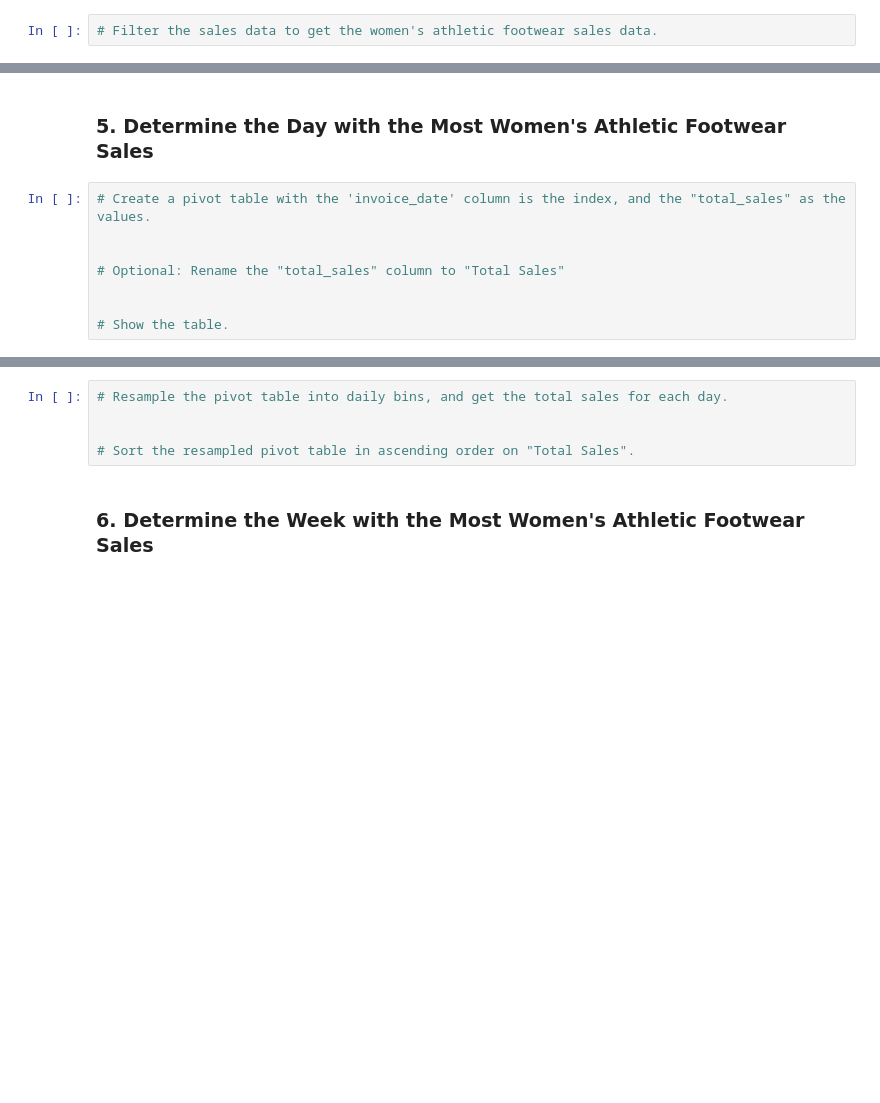
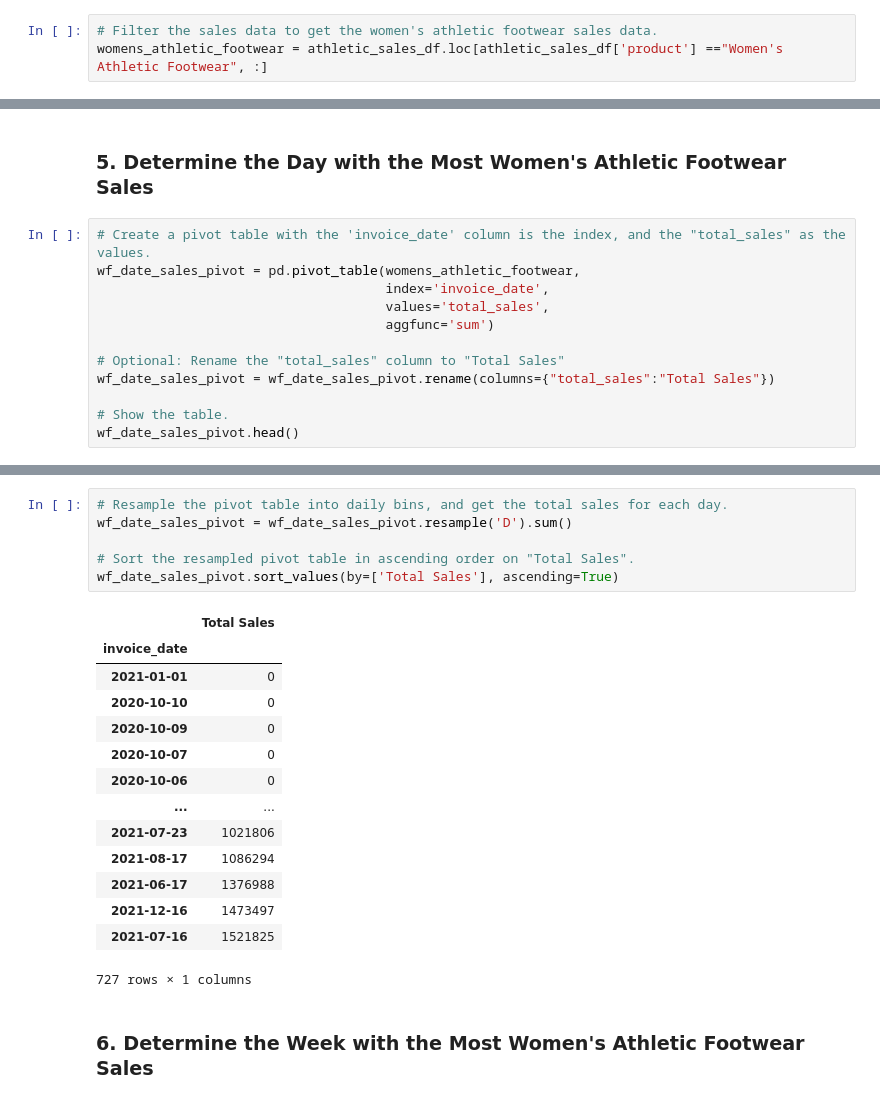
Before and after one commit to jd-sterren/athletic_sales_analysis, a Jupyter notebook: athletic_sales_analysis_starter_code.ipynb, the cells around one changed output, grey strips where cells are left out. Saved outputs shown, nothing was run; the diff lists cells and outputs as text; blank space fills up the shorter version.

```diff
--- a/athletic_sales_analysis_starter_code.ipynb
+++ b/athletic_sales_analysis_starter_code.ipynb
@@ -274,3 +274,4 @@ retail_sales_pivot.head(5)
 ### 5. Determine which Retailer Sold the Most Women's Athletic Footwear
 # %%
 # Filter the sales data to get the women's athletic footwear sales data.
+womens_athletic_footwear = athletic_sales_df.loc[athletic_sales_df['product'] =="Women's Athletic Footwear", :]
@@ -309,9 +318,13 @@ womens_footwear_total_sold.head(5)
 ### 5. Determine the Day with the Most Women's Athletic Footwear Sales
 # %%
 # Create a pivot table with the 'invoice_date' column is the index, and the "total_sales" as the values.
-
+wf_date_sales_pivot = pd.pivot_table(womens_athletic_footwear,
+                                     index='invoice_date',
+                                     values='total_sales',
+                                     aggfunc='sum')
 
 # Optional: Rename the "total_sales" column to "Total Sales"
-
+wf_date_sales_pivot = wf_date_sales_pivot.rename(columns={"total_sales":"Total Sales"})
 
 # Show the table.
+wf_date_sales_pivot.head()
@@ -318,8 +339,24 @@ womens_footwear_total_sold.head(5)
 # %%
 # Resample the pivot table into daily bins, and get the total sales for each day.
-
+wf_date_sales_pivot = wf_date_sales_pivot.resample('D').sum()
 
 # Sort the resampled pivot table in ascending order on "Total Sales".
+wf_date_sales_pivot.sort_values(by=['Total Sales'], ascending=True)
+# %% [output]
+|  | Total Sales |
+| invoice_date |  |
+| 2021-01-01 | 0 |
+| 2020-10-10 | 0 |
+| 2020-10-09 | 0 |
+| 2020-10-07 | 0 |
+| 2020-10-06 | 0 |
+| ... | ... |
+| 2021-07-23 | 1021806 |
+| 2021-08-17 | 1086294 |
+| 2021-06-17 | 1376988 |
+| 2021-12-16 | 1473497 |
+| 2021-07-16 | 1521825 |
+727 rows × 1 columns
 # %% [markdown]
 ### 6.  Determine the Week with the Most Women's Athletic Footwear Sales
 # %%
```
Also changed, not shown: parts of 5 cells of this notebook, 1 other file.
